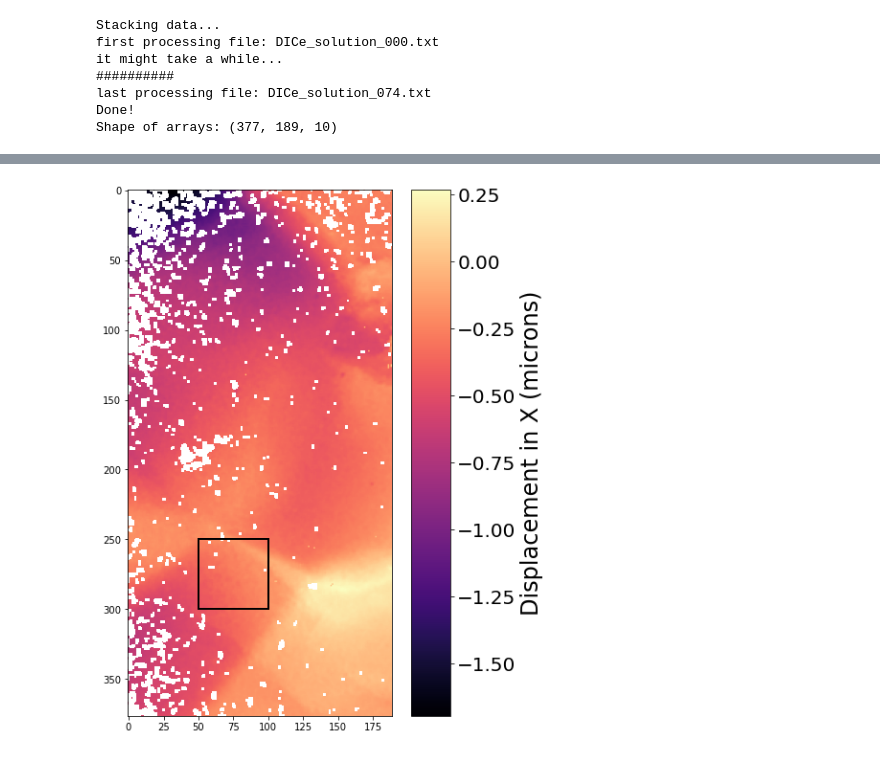
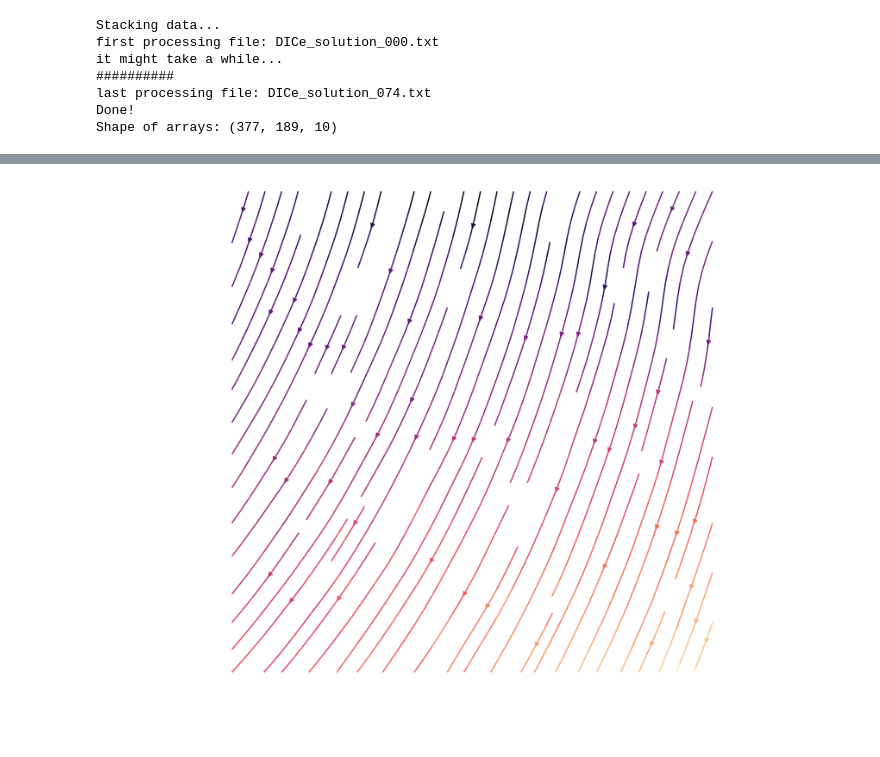
Before and after one commit to marcoalopez/Jupyter4DICe, a Jupyter notebook: notebooks/Displacement_analysis.ipynb, the cells around one changed output, grey strips where cells are left out. Saved outputs shown, nothing was run; the diff lists cells and outputs as text; code cells hidden in the pictures; blank space fills up the shorter version.

```diff
--- a/notebooks/Displacement_analysis.ipynb
+++ b/notebooks/Displacement_analysis.ipynb
@@ -71,3 +71,6 @@ it might take a while...
 last processing file: DICe_solution_074.txt
 Done!
 Shape of arrays: (377, 189, 10)
+# %%
+data.magnitude = np.hypot(data.dispX, data.dispY)
+data.magnitude.shape
@@ -87,16 +151,17 @@ cbar.ax.tick_params(labelsize=20)
 # %%
-from matplotlib.patches import Rectangle
+# initialize figure
+fig3, ax = plt.subplots(constrained_layout=True)
 
-# initialize figure
-figA, ax = plt.subplots(constrained_layout=True)
+ax.invert_yaxis() # force that y axis increases downwards (as in imshow)
+ax.axis('equal') # equal aspect ratio
+ax.set_axis_off()
 
 # image (take time step 10 --> [:, :, 9])
-im = ax.imshow(data.dispX[:, :, 9], cmap='magma')
-ax.add_patch(Rectangle(xy=(50, 250), width=50, height=50, fill=None, edgecolor='black', linewidth=2))
+im = ax.streamplot(x, y, data.dispX[250:300, 50:100, 9], data.dispY[250:300, 50:100, 9], color=data.magnitude[250:300, 50:100, 9], cmap='magma_r')
 
 # add a color bar
-cbar = figA.colorbar(im, ax=ax)
-cbar.set_label('Displacement in X (microns)', fontsize=24)
-cbar.ax.tick_params(labelsize=20)
+#cbar = fig3.colorbar(im, ax=ax)
+#cbar.set_label('Displacement (microns)', fontsize=24)
+#cbar.ax.tick_params(labelsize=20)
 # %% [output]
-[figure, old version]
+[figure, new version]
```
Also changed, not shown: parts of 9 cells of this notebook.
